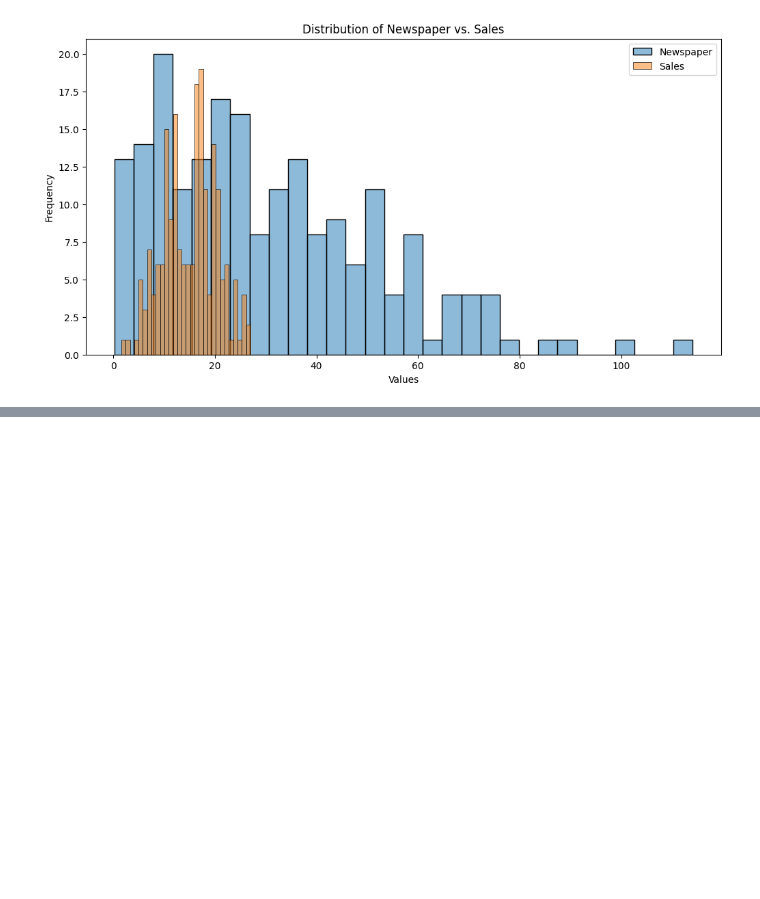
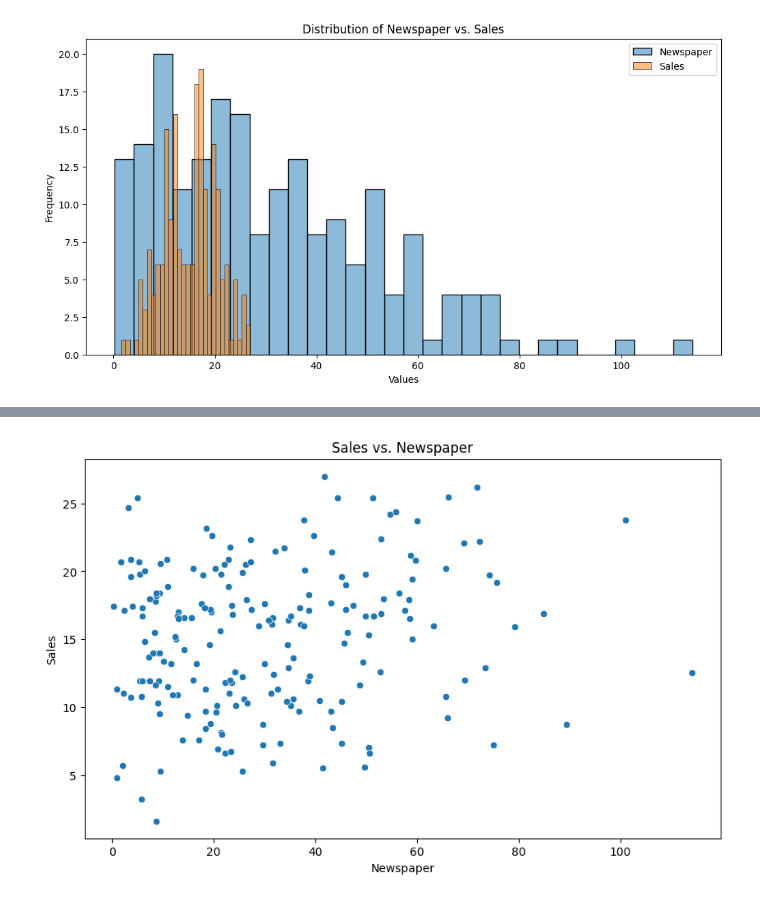
Before and after one commit to Vomkar2024/CODESOFTDS, a Jupyter notebook: TASK4.ipynb, the cells around one changed output, grey strips where cells are left out. Saved outputs shown, nothing was run; the diff lists cells and outputs as text; code cells hidden in the pictures; blank space fills up the shorter version.

```diff
--- a/TASK4.ipynb
+++ b/TASK4.ipynb
@@ -84,0 +116,9 @@ plt.show()
+# %%
+plt.figure(figsize=(10, 6))
+sns.scatterplot(x='Newspaper', y='Sales', data=df)
+plt.title('Sales vs. Newspaper')
+plt.xlabel('Newspaper')
+plt.ylabel('Sales')
+plt.show()
+# %% [output]
+[figure, added]
```
Also changed, not shown: parts of 7 cells of this notebook.
